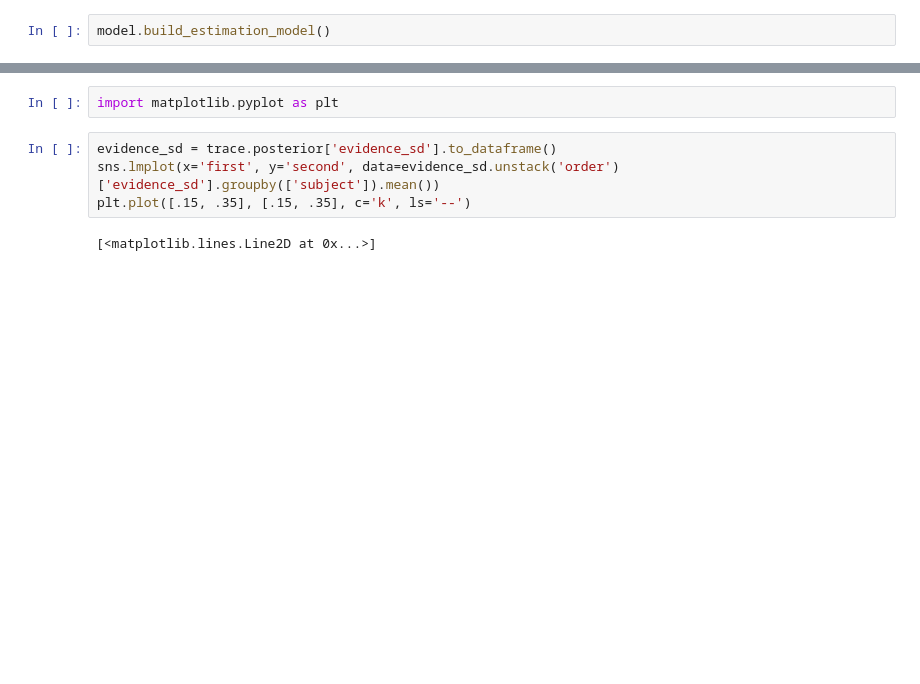
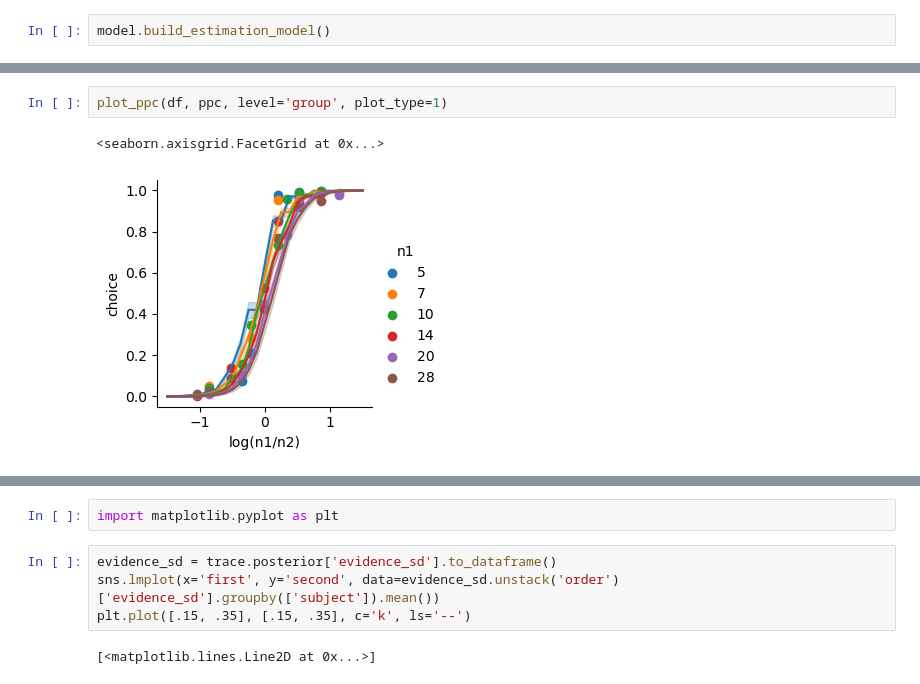
Before and after one commit to ruffgroup/bauer, a Jupyter notebook: notebooks/analyze_garcia2022.ipynb, the cells around one changed output, grey strips where cells are left out. Cells and saved outputs as stored; diff of their text form; blank space fills up the shorter version.

```diff
--- a/notebooks/analyze_garcia2022.ipynb
+++ b/notebooks/analyze_garcia2022.ipynb
@@ -210,0 +28,5 @@ def plot_ppc(df, ppc, plot_type=1, var_name='ll_bernoulli', level='subject', col
+# %%
+plot_ppc(df, ppc, level='group', plot_type=1)
+# %% [output]
+<seaborn.axisgrid.FacetGrid at 0x...>
+[figure, added]
```
Also changed, not shown: parts of 28 cells of this notebook.
